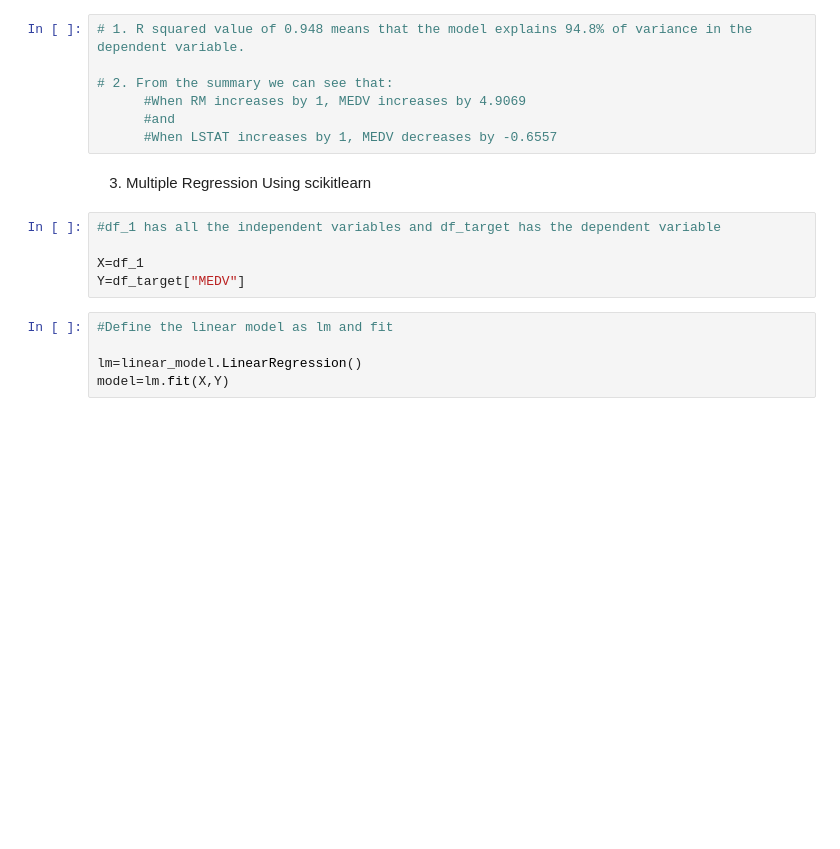
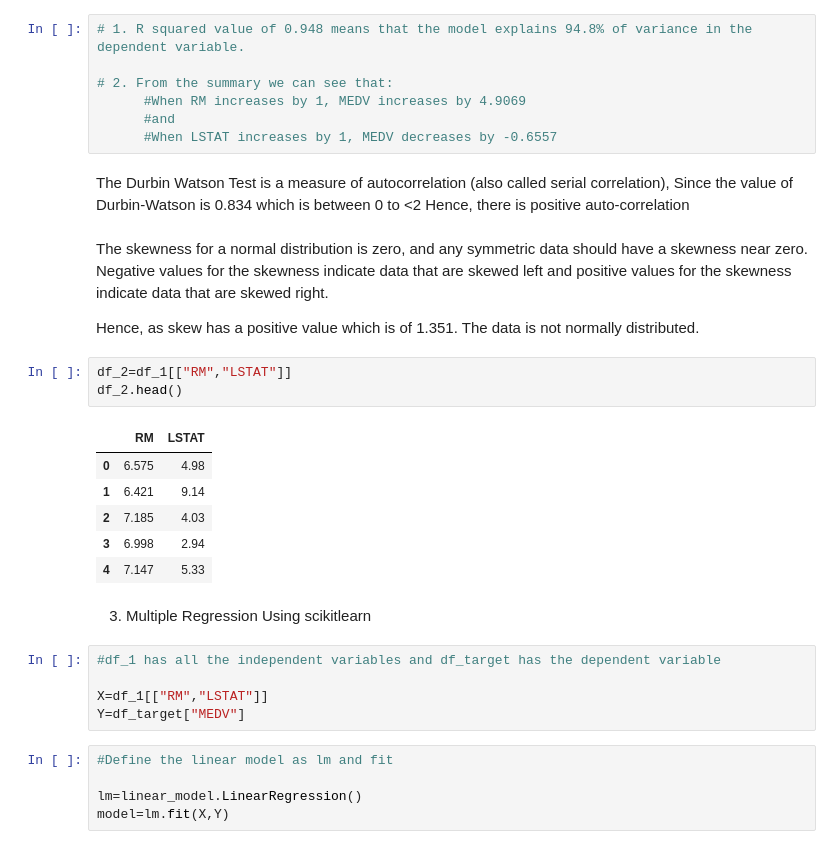
Before and after one commit to ajitjadhav10/UMBC, a Jupyter notebook: DATA 602/Data_602_HW4.ipynb, the cells around one changed output. Drawn from its saved outputs; the diff is of its cells as text; blank space fills up the shorter version.

```diff
--- a/DATA 602/Data_602_HW4.ipynb
+++ b/DATA 602/Data_602_HW4.ipynb
@@ -125,12 +158,29 @@ Warnings:
       #When RM increases by 1, MEDV increases by 4.9069
       #and
       #When LSTAT increases by 1, MEDV decreases by -0.6557
+# %% [markdown]
+The Durbin Watson Test is a measure of autocorrelation (also called serial correlation), Since the value of Durbin-Watson is 0.834 which is between 0 to <2
+ Hence, there is positive auto-correlation
+# %% [markdown]
+The skewness for a normal distribution is zero, and any symmetric data should have a skewness near zero. Negative values for the skewness indicate data that are skewed left and positive values for the skewness indicate data that are skewed right.
+
+Hence, as skew has a positive value which is of 1.351. The data is not normally distributed.
+# %%
+df_2=df_1[["RM","LSTAT"]]
+df_2.head()
+# %% [output]
+|  | RM | LSTAT |
+| 0 | 6.575 | 4.98 |
+| 1 | 6.421 | 9.14 |
+| 2 | 7.185 | 4.03 |
+| 3 | 6.998 | 2.94 |
+| 4 | 7.147 | 5.33 |
 # %% [markdown]
 3. Multiple Regression Using scikitlearn
 # %%
 #df_1 has all the independent variables and df_target has the dependent variable
 
-X=df_1
+X=df_1[["RM","LSTAT"]]
 Y=df_target["MEDV"]
 # %%
 #Define the linear model as lm and fit
```
Also changed, not shown: parts of 9 cells of this notebook.
